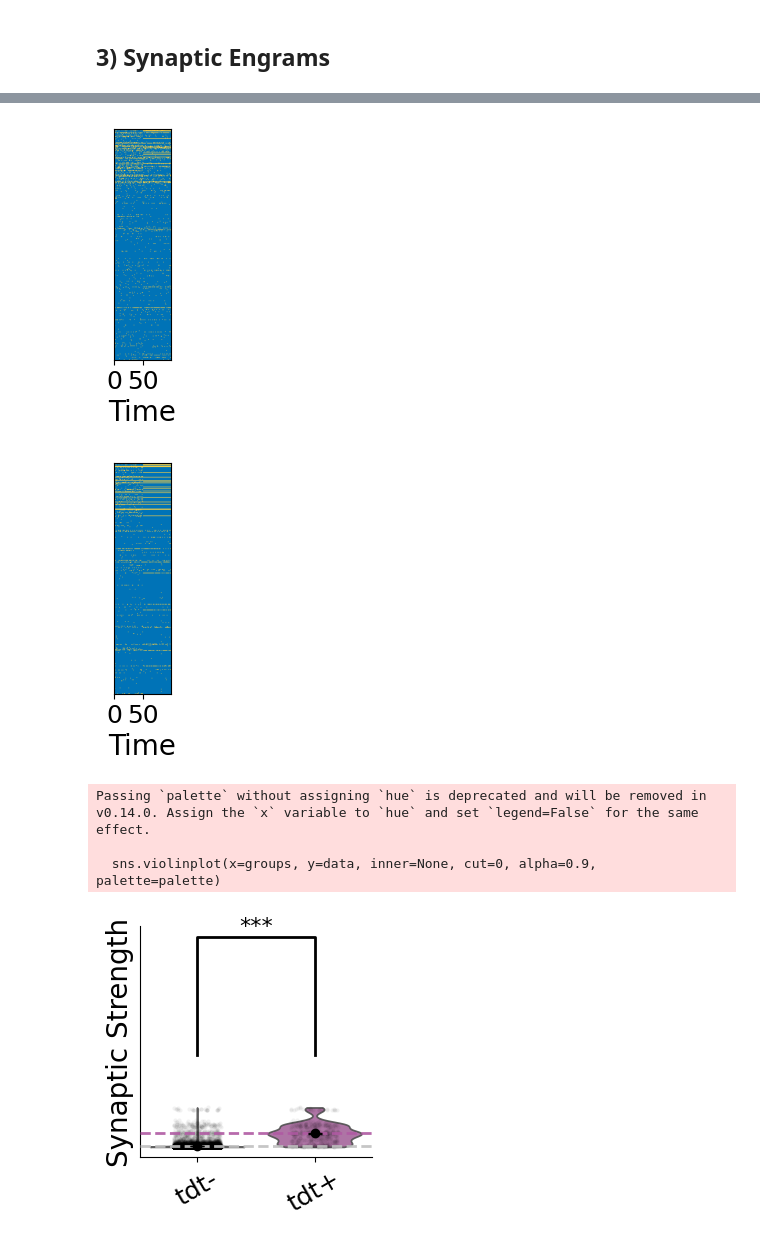
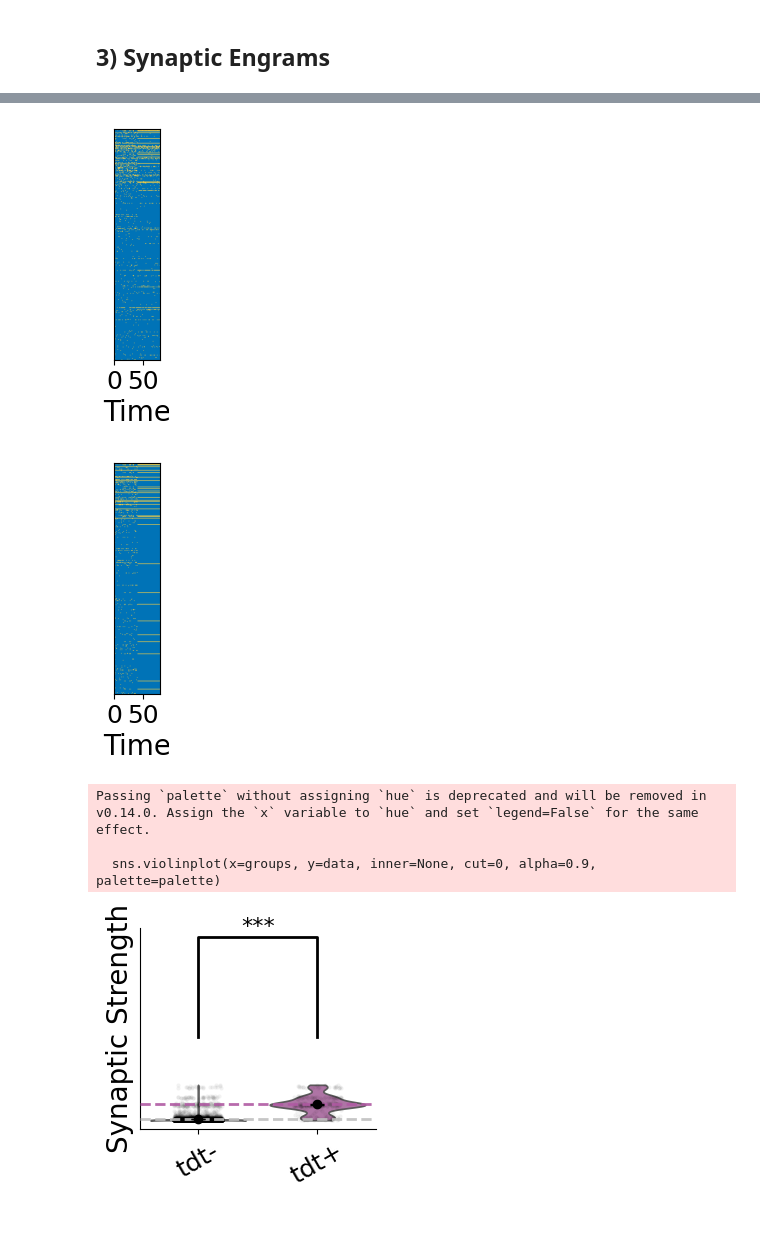
Before and after one commit to albesagonzalez/sensory-semantic-episodes, a Jupyter notebook: Figure_5.ipynb, the cells around one changed output, grey strips where cells are left out. Cells and saved outputs as stored; diff of their text form; code cells hidden in the pictures.

```diff
--- a/Figure_5.ipynb
+++ b/Figure_5.ipynb
@@ -675,18 +678,19 @@ synaptic_engrams_config = {
     "seed": 0,
     # Set to False to stop after conditioning consolidation and recall.
     "run_extinction": True,
-    "conditioning_day_length": 100,
+    "conditioning_day_length": 80,
     "conditioning_mean_duration": 5,
     "conditioning_num_swaps": 4,
+    # Awake A1B1 re-exposure duration used for the stability analysis; no sleep follows.
+    "reconditioning_day_length": 10,
     "extinction_days": 200,
-    "extinction_day_length": 100,
+    "extinction_day_length": 80,
     "extinction_mean_duration": 5,
     "extinction_num_swaps": 4,
     "pre_extinction_probe_days": 100,
     "post_extinction_probe_days": 100,
-    "num_stability_seeds": 1,
+    "num_stability_seeds": 12,
     "record_rate_activity": 1,
-    "fear_probe_fraction": 0.25,
 }
 
 synaptic_results = run_synaptic_engrams_experiment(
@@ -698,6 +702,7 @@ synaptic_network = synaptic_results["network"]
 network_0 = synaptic_results["network_0"]
 network_preconditioning = synaptic_results["network_preconditioning"]
 network_conditioning = synaptic_results["network_conditioning"]
+network_pre_extinction = synaptic_results["network_pre_extinction"]
 run_extinction = synaptic_results["run_extinction"]
 network_extinction = synaptic_results["network"] if run_extinction else None
 pre_extinction_selectivity = synaptic_results["pre_extinction_selectivity"]
@@ -777,14 +807,16 @@ plt.savefig('Figures/SVG/5f1.svg', dpi=300, transparent=True)
 # %%
 # Plot 3: CTX synaptic strengths (engram-engram vs non-engram-engram)
-dist2 = ('E-E', synaptic_results['synaptic_distributions']['ctx_EE'])
-dist1 = ('E-NE', synaptic_results['synaptic_distributions']['ctx_ENE'])
+ctx_E = synaptic_results['ctx_engram_cells']
+ctx_NE = synaptic_results['ctx_nonengram_cells']
+dist2 = ('E-E', synaptic_weight_distribution(network_pre_extinction.ctx_ctx, ctx_E, ctx_E, sample_offset=0, exclude_self_connections=True))
+dist1 = ('E-NE', synaptic_weight_distribution(network_pre_extinction.ctx_ctx, ctx_NE, ctx_E, sample_offset=0, exclude_self_connections=True))
 
 palette = {
     "E-NE": gray,
     "E-E": purple
 }
 
-compare_distributions_12(dist1, dist2, palette)
+compare_distributions_12(dist1, dist2, palette, size=(3, 3))
 plt.tight_layout()
 sns.despine()
 
@@ -804,7 +836,11 @@ Passing `palette` without assigning `hue` is deprecated and will be removed in v
 # %%
-# Plot 4: MTL-semantic -> CTX engram synapses
-dist1 = ('tdt- BLA', synaptic_results['synaptic_distributions']['mtl_sem_to_ctx_NE'])
-dist2 = ('tdt+ BLA', synaptic_results['synaptic_distributions']['mtl_sem_to_ctx_E'])
+# Plot 4: CTX engram -> MTL-semantic engram synapses
+ctx_E = synaptic_results['ctx_engram_cells']
+mtl_sem_E = synaptic_results['mtl_semantic_engram_cells']
+mtl_sem_NE = synaptic_results['mtl_semantic_nonengram_cells']
+W = network_pre_extinction.mtl_semantic_ctx  # rows: MTL-semantic; columns: CTX
+dist1 = ('tdt- BLA', synaptic_weight_distribution(W, mtl_sem_NE, ctx_E, sample_offset=0))
+dist2 = ('tdt+ BLA', synaptic_weight_distribution(W, mtl_sem_E, ctx_E, sample_offset=0))
 
 palette = {
     "tdt+ BLA": purple,
@@ -815,6 +851,7 @@ compare_distributions_12(dist1, dist2, palette, size=(3,3))
 plt.ylabel("Synaptic Strength", fontsize=20)
 plt.xticks(fontsize=18, rotation=30)
 plt.yticks([], fontsize=18)
+plt.tight_layout()
 sns.despine()
 
 plt.savefig('Figures/SVG/5g2.svg', dpi=300, transparent=True)
@@ -850,7 +887,7 @@ plt.xlabel("Time", fontsize=20)
 
 plt.savefig('Figures/SVG/5f2.svg', dpi=300, transparent=True)
 # %% [output]
-[figure, old version]
+[figure, new version]
 # %%
 # Plot 6: CTX activity during the post-consolidation recall probe
 fig = plt.figure(figsize=(3, 3))
@@ -877,28 +914,30 @@ plt.xlabel("Time", fontsize=20)
 
 plt.savefig('Figures/SVG/5f3.svg', dpi=300, transparent=True)
 # %% [output]
-[figure, old version]
+[figure, new version]
 # %%
 # Plot 7: Recall-only CTX cells -> CTX engram cells
-dist1 =  ('tdt-', synaptic_results['synaptic_distributions']['ctx_ENE'])
-dist2 = ('tdt+', synaptic_results['synaptic_distributions']['ctx_recall_to_ctx_E'])
+ctx_recall_only = synaptic_results['ctx_only_recall_cells']
+dist1 = ('tdt-', synaptic_weight_distribution(network_pre_extinction.ctx_ctx, ctx_NE, ctx_E, sample_offset=0, exclude_self_connections=True))
+dist2 = ('tdt+', synaptic_weight_distribution(network_pre_extinction.ctx_ctx, ctx_recall_only, ctx_E, sample_offset=0, exclude_self_connections=True))
 
 palette = {
     "tdt-": gray,
     "tdt+": purple
 }
 
 compare_distributions_12(dist1, dist2, palette, size=(3,3))
 plt.ylabel("Synaptic Strength", fontsize=20)
 plt.xticks(fontsize=18, rotation=30)
 plt.yticks([], fontsize=18)
 sns.despine()
+plt.tight_layout()
 
 
 plt.savefig('Figures/SVG/5g3.svg', dpi=300, transparent=True)
 # %% [output]
 Passing `palette` without assigning `hue` is deprecated and will be removed in v0.14.0. Assign the `x` variable to `hue` and set `legend=False` for the same effect.
 
   sns.violinplot(x=groups, y=data, inner=None, cut=0, alpha=0.9, palette=palette)
-[figure, old version]
+[figure, new version]
 # %%
```
Also changed, not shown: parts of 29 cells of this notebook, 18 other files.
